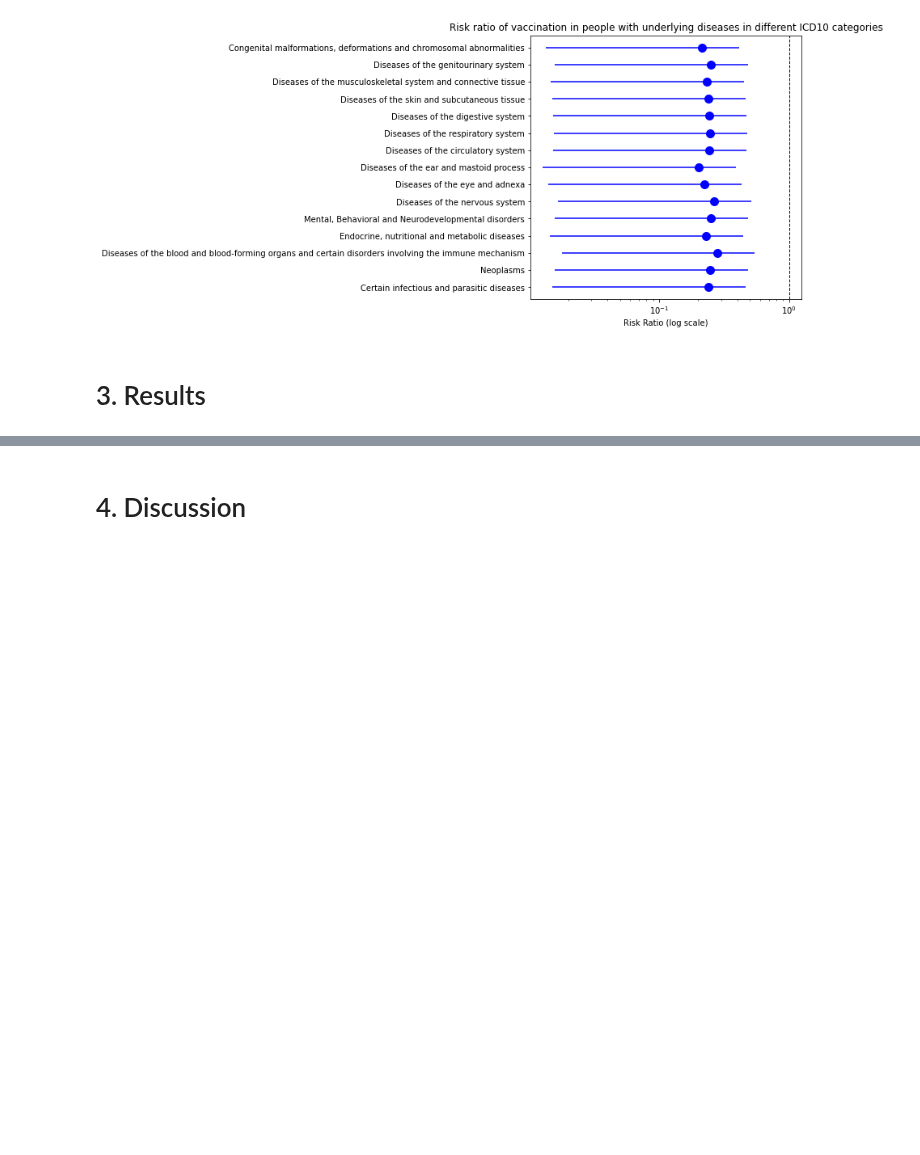
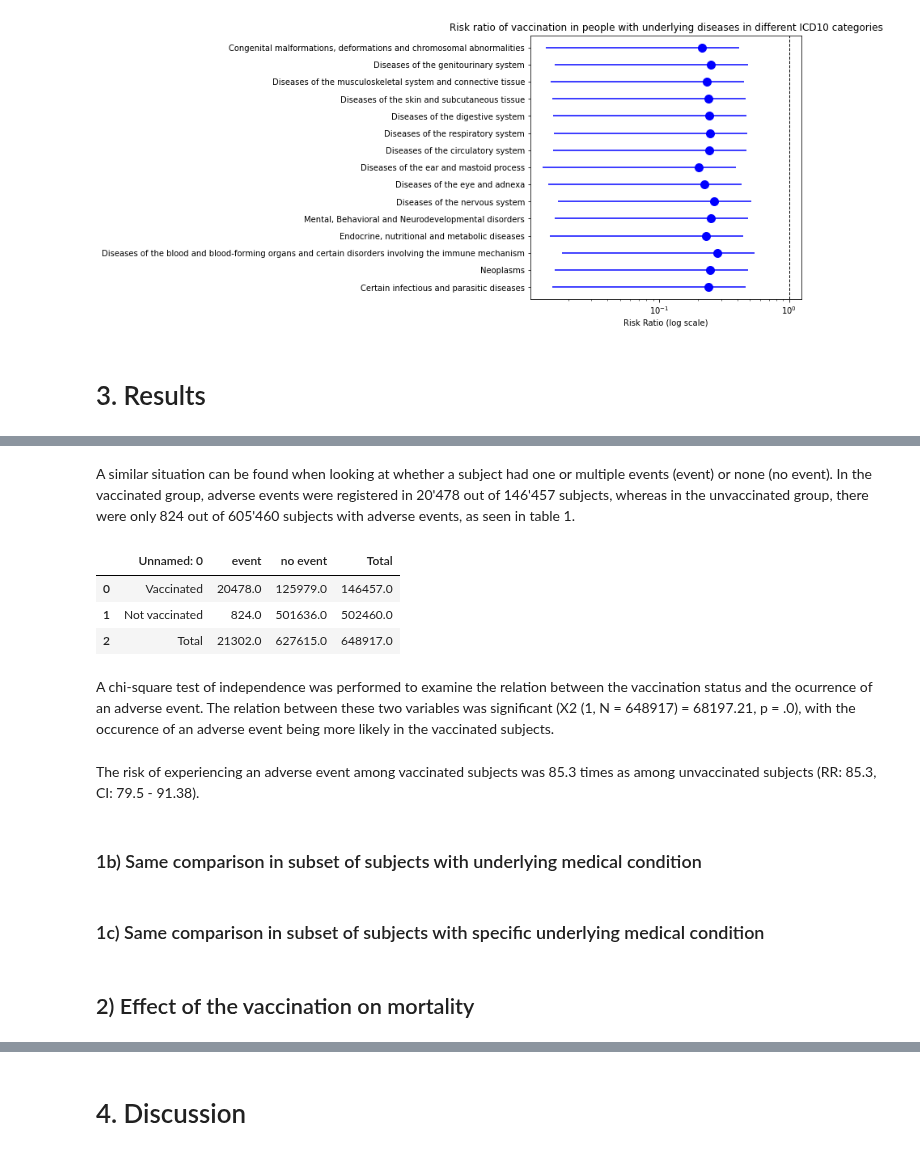
Before and after one commit to MonicaMueller/big-data-final-project, a Jupyter notebook: Project_vaccine_comorbidities.ipynb, the cells around one changed output, grey strips where cells are left out. Drawn from its saved outputs; the diff is of its cells as text; code cells hidden in the pictures; blank space fills up the shorter version.

```diff
--- a/Project_vaccine_comorbidities.ipynb
+++ b/Project_vaccine_comorbidities.ipynb
@@ -1355,0 +1365,21 @@ plt.savefig('analysis/2c_deaths_RR.svg', bbox_inches='tight')
+# %% [markdown]
+A similar situation can be found when looking at whether a subject had one or multiple events (event) or none (no event). In the vaccinated group, adverse events were registered in 20'478 out of 146'457 subjects, whereas in the unvaccinated group, there were only 824 out of 605'460 subjects with adverse events, as seen in table 1.
+# %%
+# Table 1
+table = pd.read_csv('analysis_euler/1a_contigency_table.csv')
+table
+# %% [output]
+|  | Unnamed: 0 | event | no event | Total |
+| 0 | Vaccinated | 20478.0 | 125979.0 | 146457.0 |
+| 1 | Not vaccinated | 824.0 | 501636.0 | 502460.0 |
+| 2 | Total | 21302.0 | 627615.0 | 648917.0 |
+# %% [markdown]
+A chi-square test of independence was performed to examine the relation between the vaccination status and the ocurrence of an adverse event. The relation between these two variables was significant (X2 (1, N = 648917) = 68197.21, p = .0), with the occurence of an adverse event being more likely in the vaccinated subjects.
+# %% [markdown]
+The risk of experiencing an adverse event among vaccinated subjects was 85.3 times as among unvaccinated subjects (RR: 85.3, CI: 79.5 - 91.38).
+# %% [markdown]
+### 1b) Same comparison in subset of subjects with underlying medical condition
+# %% [markdown]
+### 1c) Same comparison in subset of subjects with specific underlying medical condition
+# %% [markdown]
+## 2) Effect of the vaccination on mortality
```
Also changed, not shown: parts of 12 cells of this notebook.
